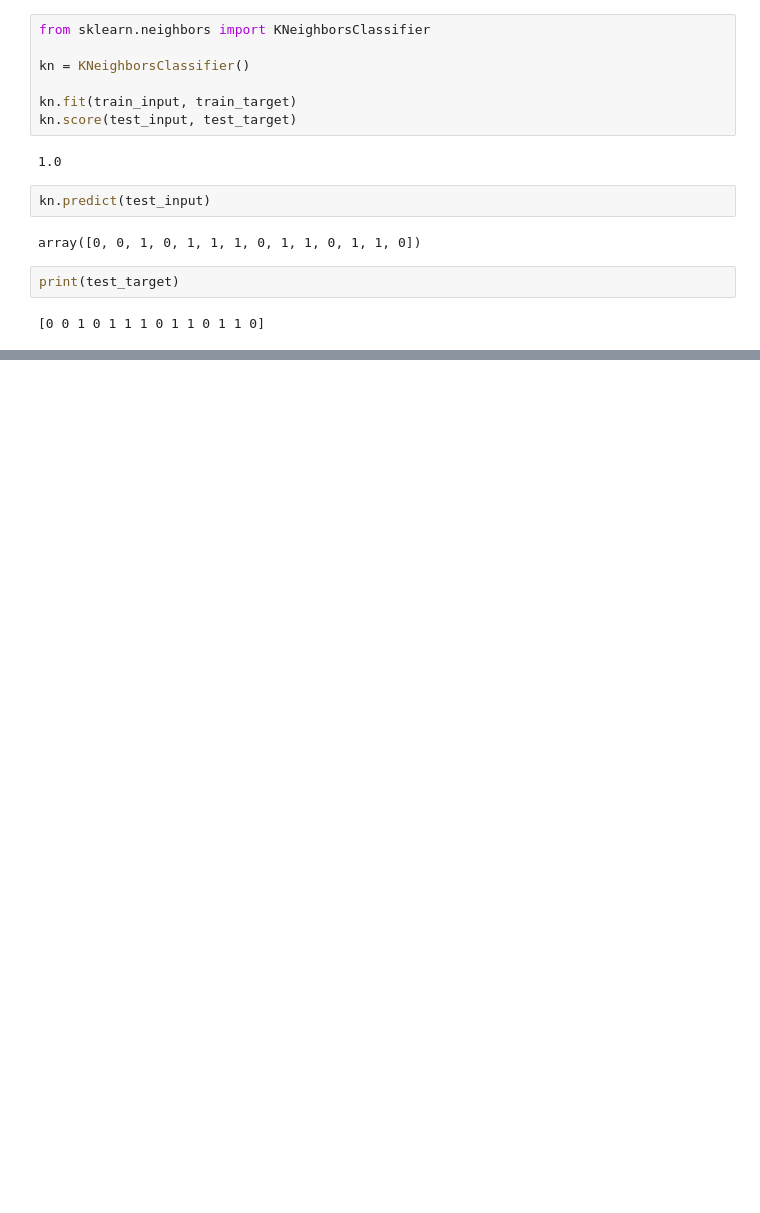
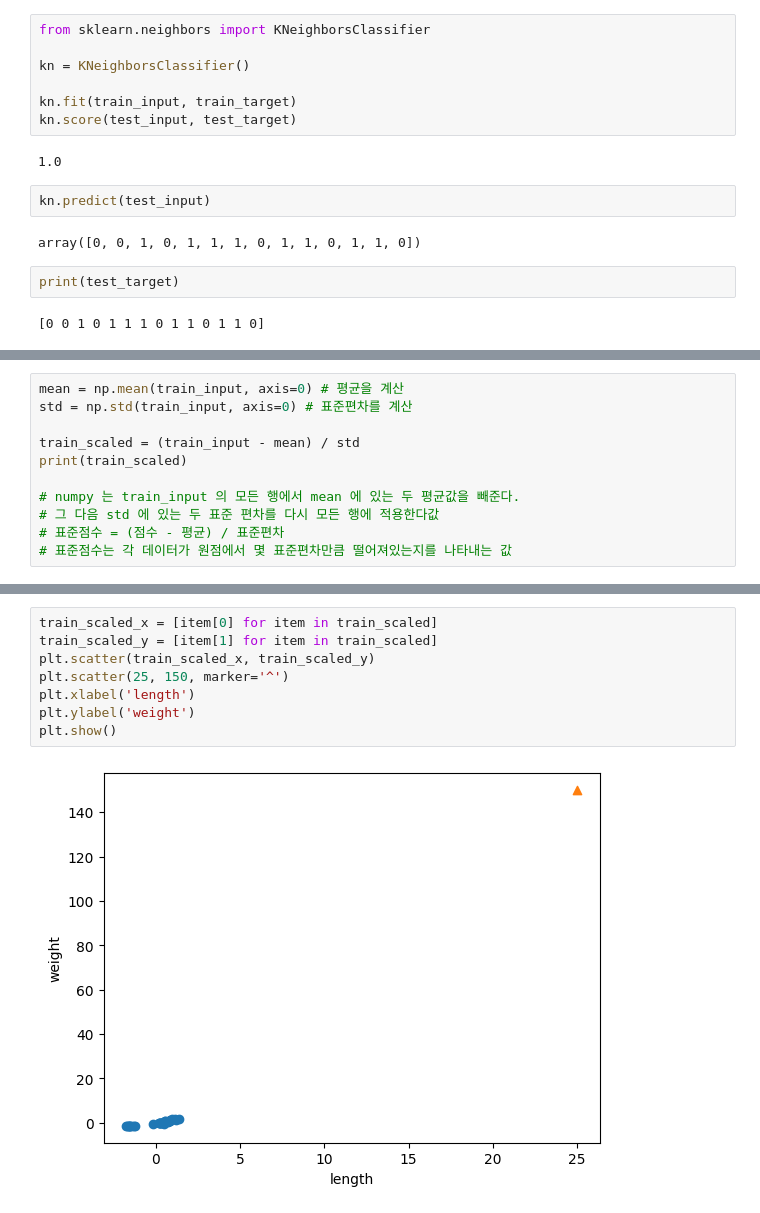
Before and after one commit to tmdgusya/ai-study, a Jupyter notebook: BreamAndSmelt.ipynb, the cells around one changed output, grey strips where cells are left out. Saved outputs shown, nothing was run; the diff lists cells and outputs as text; blank space fills up the shorter version.

```diff
--- a/BreamAndSmelt.ipynb
+++ b/BreamAndSmelt.ipynb
@@ -157,0 +239,11 @@ print(test_target)
+# %%
+mean = np.mean(train_input, axis=0) # 평균을 계산
+std = np.std(train_input, axis=0) # 표준편차를 계산
+
+train_scaled = (train_input - mean) / std
+print(train_scaled)
+
+# numpy 는 train_input 의 모든 행에서 mean 에 있는 두 평균값을 빼준다.
+# 그 다음 std 에 있는 두 표준 편차를 다시 모든 행에 적용한다값
+# 표준점수 = (점수 - 평균) / 표준편차
+# 표준점수는 각 데이터가 원점에서 몇 표준편차만큼 떨어져있는지를 나타내는 값
@@ -157,0 +268,10 @@ print(test_target)
+# %%
+train_scaled_x = [item[0] for item in train_scaled]
+train_scaled_y = [item[1] for item in train_scaled]
+plt.scatter(train_scaled_x, train_scaled_y)
+plt.scatter(25, 150, marker='^')
+plt.xlabel('length')
+plt.ylabel('weight')
+plt.show()
+# %% [output]
+[figure, added]
```
Also changed, not shown: parts of 13 cells of this notebook.
